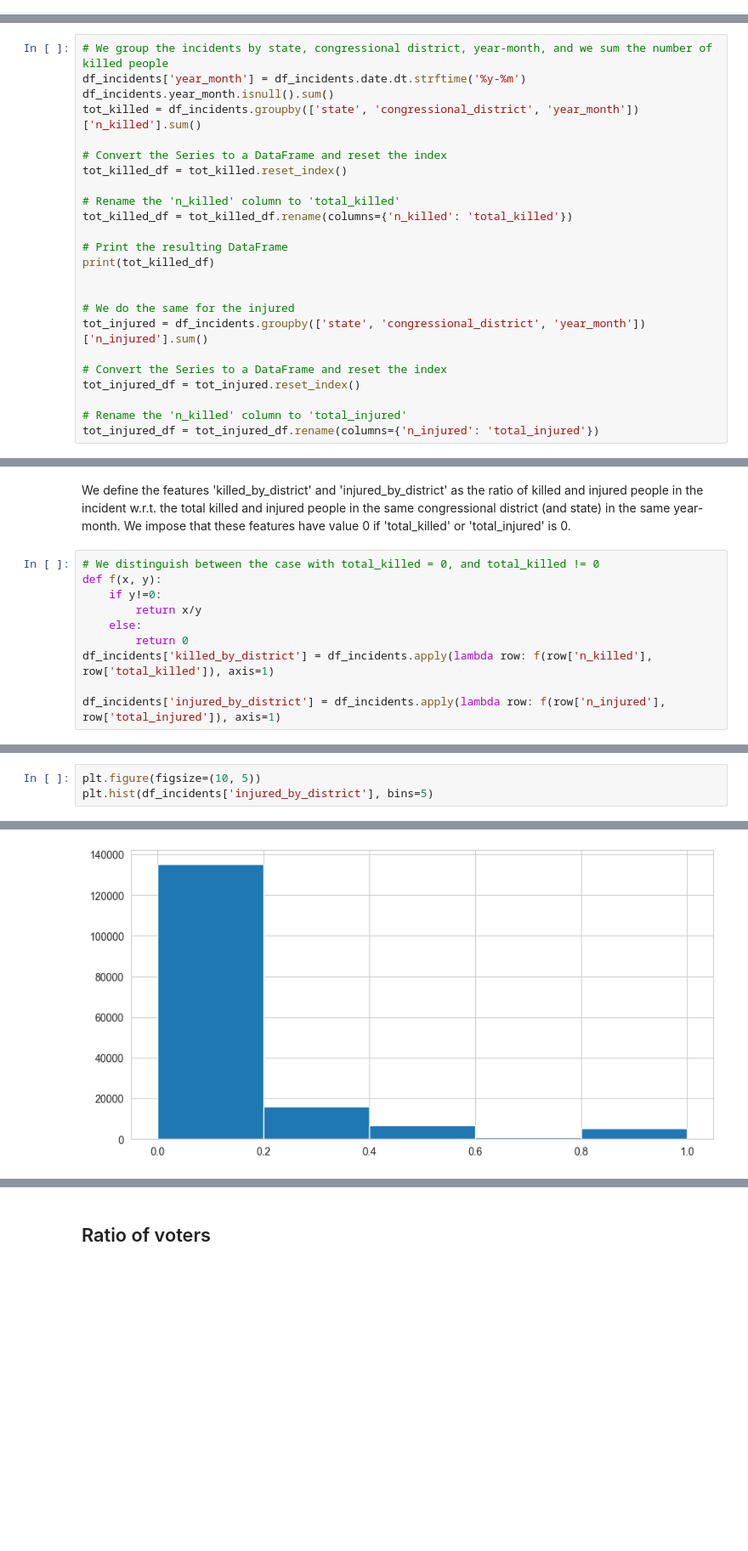
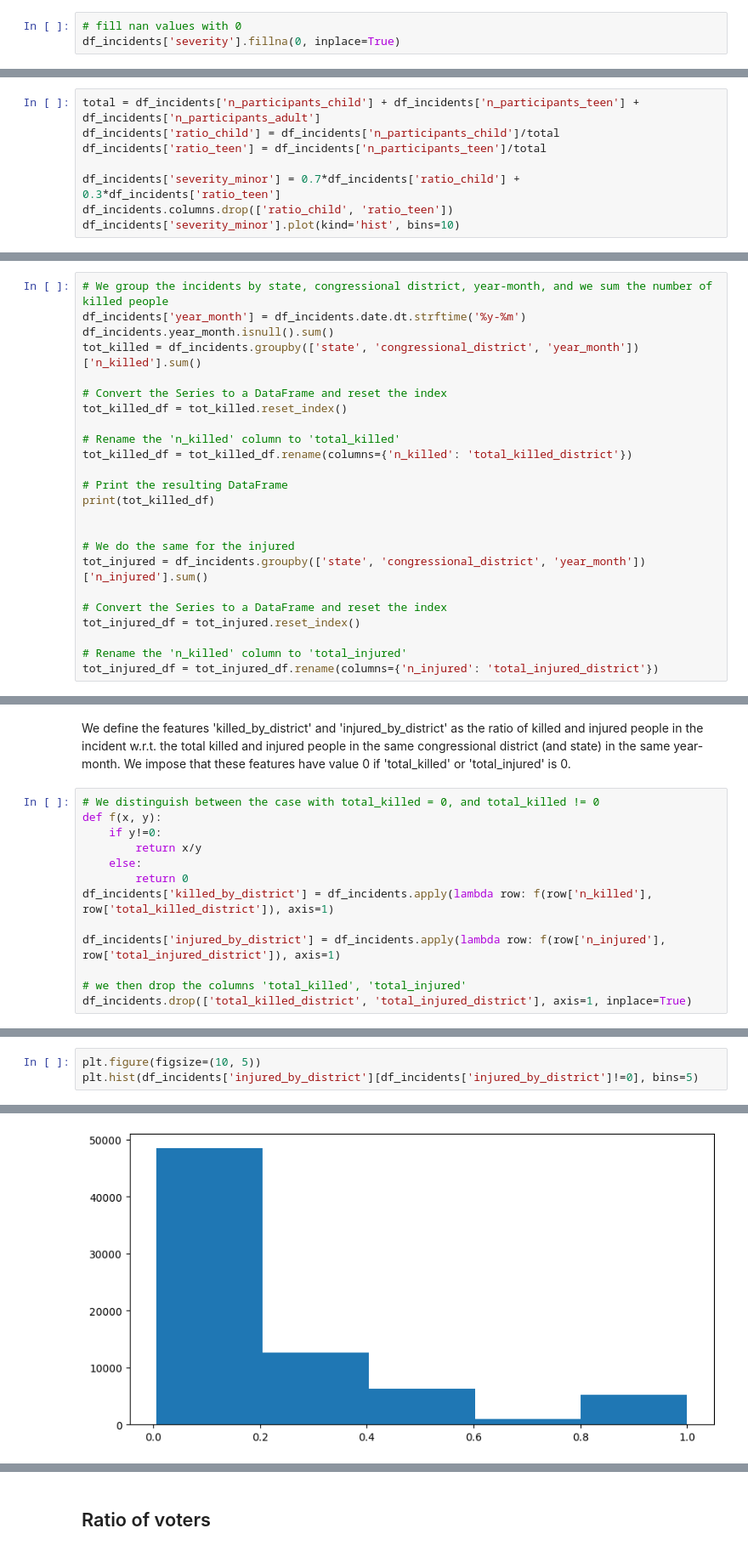
Before and after one commit to irenedovichi/DM-project, a Jupyter notebook: TASK 1/DataPreparation.ipynb, the cells around one changed output, grey strips where cells are left out. Shown at 85% size. Drawn from its saved outputs; the diff is of its cells as text; blank space fills up the shorter version.

```diff
--- a/TASK 1/DataPreparation.ipynb
+++ b/TASK 1/DataPreparation.ipynb
@@ -250,6 +255,9 @@ min           0.000000
 75%          50.000000
 max          70.000000
 Name: severity, dtype: float64
+# %%
+# fill nan values with 0
+df_incidents['severity'].fillna(0, inplace=True)
 # %%
 # distribution of the severity
 plt.figure(figsize=(10,5))
@@ -305,0 +317,8 @@ We investigate how many injured and killed people have been involved w.r.t the t
+# %%
+total = df_incidents['n_participants_child'] + df_incidents['n_participants_teen'] + df_incidents['n_participants_adult']
+df_incidents['ratio_child'] = df_incidents['n_participants_child']/total
+df_incidents['ratio_teen'] = df_incidents['n_participants_teen']/total
+
+df_incidents['severity_minor'] = 0.7*df_incidents['ratio_child'] + 0.3*df_incidents['ratio_teen']
+df_incidents.columns.drop(['ratio_child', 'ratio_teen'])
+df_incidents['severity_minor'].plot(kind='hist', bins=10)
@@ -316,7 +338,7 @@ tot_killed = df_incidents.groupby(['state', 'congressional_district', 'year_mont
 tot_killed_df = tot_killed.reset_index()
 
 # Rename the 'n_killed' column to 'total_killed'
-tot_killed_df = tot_killed_df.rename(columns={'n_killed': 'total_killed'})
+tot_killed_df = tot_killed_df.rename(columns={'n_killed': 'total_killed_district'})
 
 # Print the resulting DataFrame
 print(tot_killed_df)
@@ -329,5 +351,5 @@ tot_injured = df_incidents.groupby(['state', 'congressional_district', 'year_mon
 tot_injured_df = tot_injured.reset_index()
 
 # Rename the 'n_killed' column to 'total_injured'
-tot_injured_df = tot_injured_df.rename(columns={'n_injured': 'total_injured'})
+tot_injured_df = tot_injured_df.rename(columns={'n_injured': 'total_injured_district'})
 # %% [output]
@@ -368,9 +380,12 @@ def f(x, y):
         return x/y
     else:
         return 0
-df_incidents['killed_by_district'] = df_incidents.apply(lambda row: f(row['n_killed'], row['total_killed']), axis=1)
+df_incidents['killed_by_district'] = df_incidents.apply(lambda row: f(row['n_killed'], row['total_killed_district']), axis=1)
 
-df_incidents['injured_by_district'] = df_incidents.apply(lambda row: f(row['n_injured'], row['total_injured']), axis=1)
+df_incidents['injured_by_district'] = df_incidents.apply(lambda row: f(row['n_injured'], row['total_injured_district']), axis=1)
+
+# we then drop the columns 'total_killed', 'total_injured'
+df_incidents.drop(['total_killed_district', 'total_injured_district'], axis=1, inplace=True)
 # %%
 # Let's see the distribution of the feature 'killed_by_district'
 plt.figure(figsize=(10, 5))
@@ -386,4 +401,4 @@ plt.hist(df_incidents.killed_by_district[df_incidents['killed_by_district']!=0],
 # %%
 plt.figure(figsize=(10, 5))
-plt.hist(df_incidents['injured_by_district'], bins=5)
+plt.hist(df_incidents['injured_by_district'][df_incidents['injured_by_district']!=0], bins=5)
 # %% [output]
@@ -392,2 +408,2 @@ plt.hist(df_incidents['injured_by_district'], bins=5)
  <BarContainer object of 5 artists>)
-[figure, old version]
+[figure, new version]
```
Also changed, not shown: parts of 35 cells of this notebook, 3 other files.
